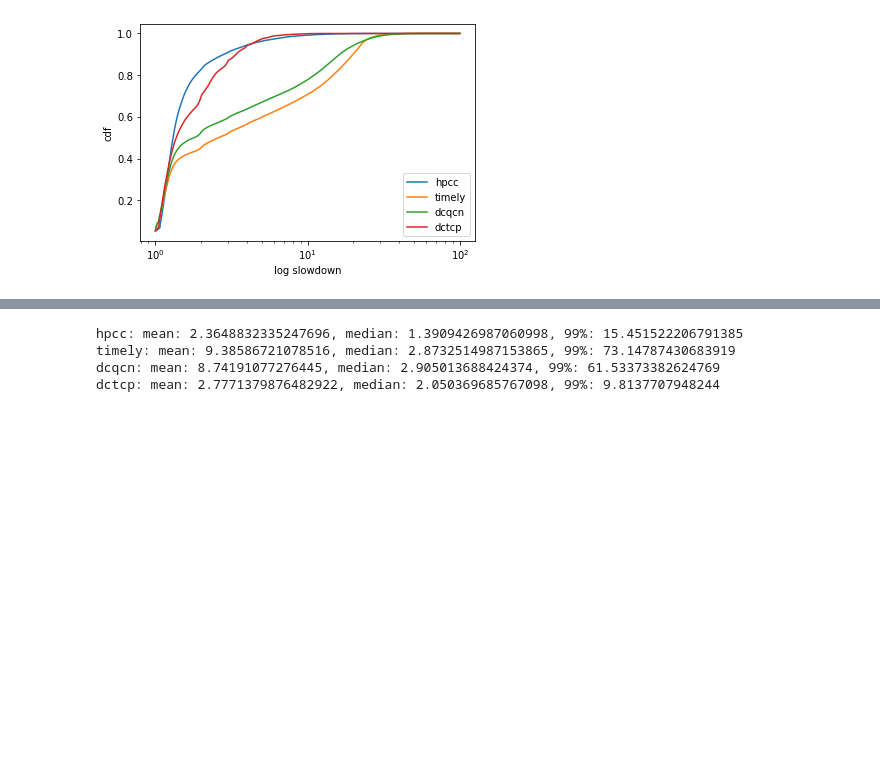
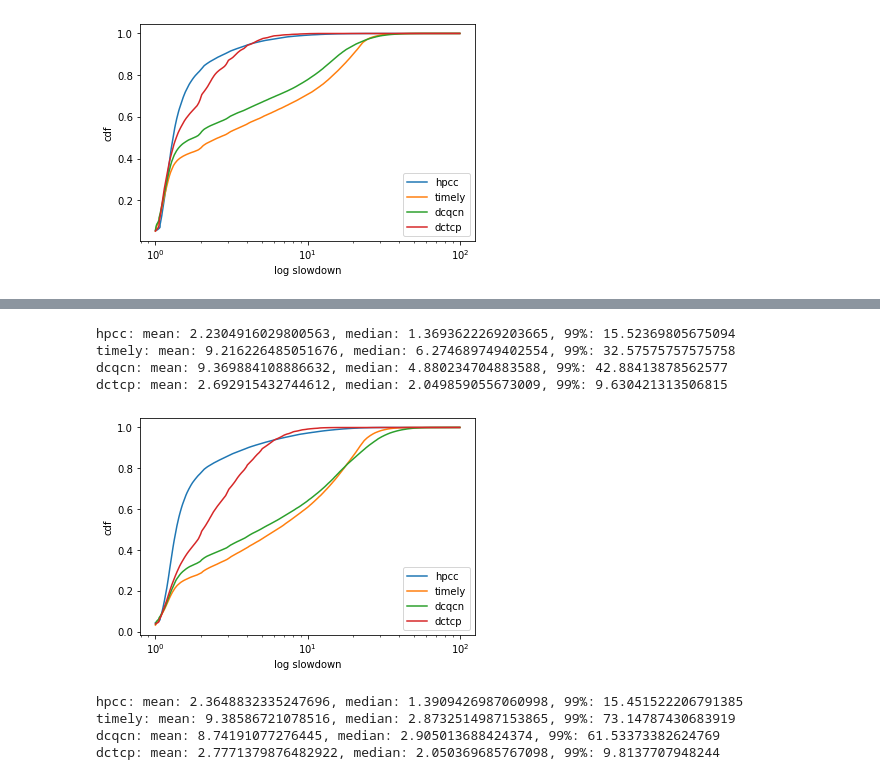
Before and after one commit to sakshamagarwals/High-Precision-Congestion-Control, a Jupyter notebook: visualizations/slowdown.ipynb, the cells around one changed output, grey strips where cells are left out. Cells and saved outputs as stored; diff of their text form; code cells hidden in the pictures; blank space fills up the shorter version.

```diff
--- a/visualizations/slowdown.ipynb
+++ b/visualizations/slowdown.ipynb
@@ -306,3 +326,11 @@ dctcp: mean: 1.8758529705935527, median: 1.3706835799859056, 99%: 6.389622973925
+# %%
+cdf('datamining_a1_l7')
+# %% [output]
+hpcc: mean: 2.2304916029800563, median: 1.3693622269203665, 99%: 15.52369805675094
+timely: mean: 9.216226485051676, median: 6.274689749402554, 99%: 32.57575757575758
+dcqcn: mean: 9.369884108886632, median: 4.880234704883588, 99%: 42.88413878562577
+dctcp: mean: 2.692915432744612, median: 2.049859055673009, 99%: 9.630421313506815
+[figure, added]
 # %%
 cdf('facebook')
 # %% [output]
```
Also changed, not shown: parts of 7 cells of this notebook, 10 other files.
